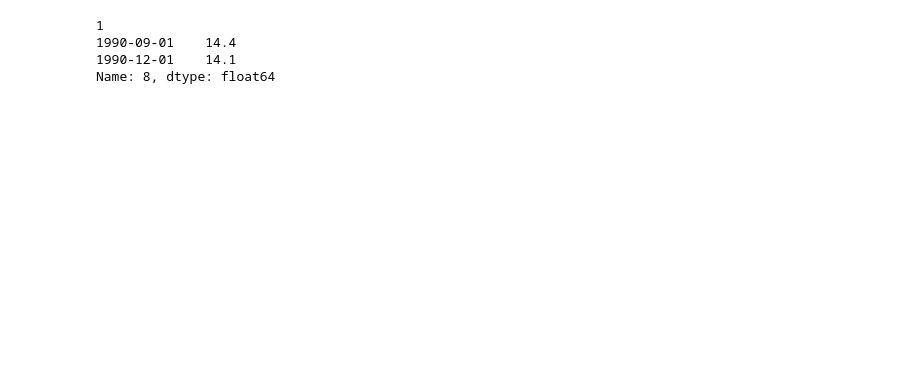
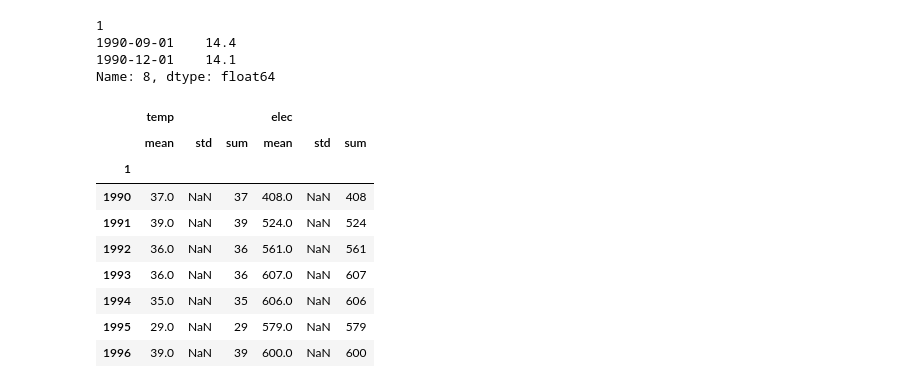
Before and after one commit to klee30810/ADP-study, a Jupyter notebook: stats/kwak/Chap 11. 시계열분석.ipynb, the cells around one changed output. Cells and saved outputs as stored; diff of their text form; code cells hidden in the pictures; blank space fills up the shorter version.

Commit message:
kwak chap11.1 update

```diff
--- a/stats/kwak/Chap 11. 시계열분석.ipynb
+++ b/stats/kwak/Chap 11. 시계열분석.ipynb
@@ -63,3 +79,22 @@ utility['1990-09-01':'1990-12-30':3]
 1990-09-01    14.4
 1990-12-01    14.1
 Name: 8, dtype: float64
+# %%
+utility = pd.read_csv("../data/kwak/utility.txt", header=None, index_col=1).reset_index().drop(0, axis=1).set_index(1)[[3,7]]
+utility.index= pd.to_datetime(utility.index, infer_datetime_format=True)
+
+utility.rename(columns={3:'temp', 7:'elec'}, inplace=True)
+# %%
+temp = utility.loc[utility.index.month == 12]
+temp.groupby(temp.index.year).agg(['mean', 'std', 'sum'])
+# %% [output]
+|  | temp |  |  | elec |  |  |
+|  | mean | std | sum | mean | std | sum |
+| 1 |  |  |  |  |  |  |
+| 1990 | 37.0 | NaN | 37 | 408.0 | NaN | 408 |
+| 1991 | 39.0 | NaN | 39 | 524.0 | NaN | 524 |
+| 1992 | 36.0 | NaN | 36 | 561.0 | NaN | 561 |
+| 1993 | 36.0 | NaN | 36 | 607.0 | NaN | 607 |
+| 1994 | 35.0 | NaN | 35 | 606.0 | NaN | 606 |
+| 1995 | 29.0 | NaN | 29 | 579.0 | NaN | 579 |
+| 1996 | 39.0 | NaN | 39 | 600.0 | NaN | 600 |
```
Also changed, not shown: parts of 1 cell of this notebook.
